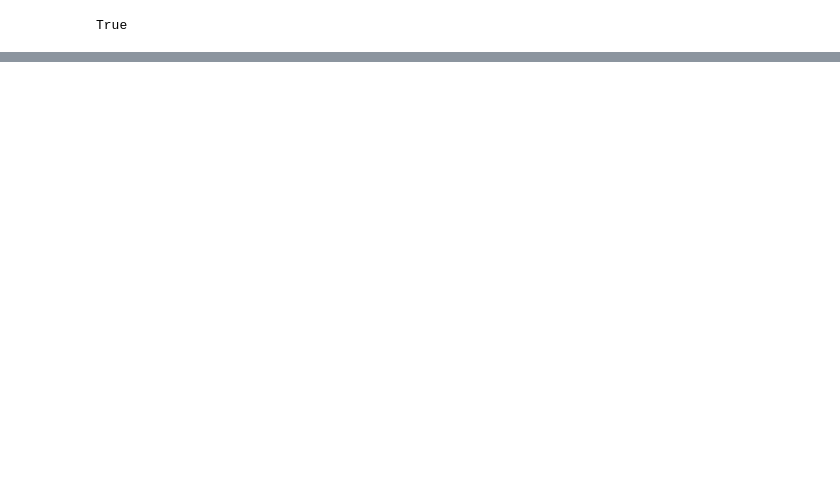
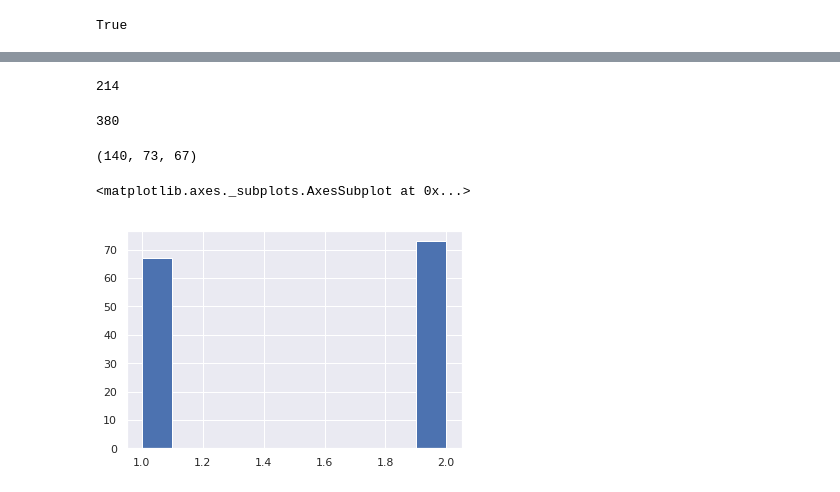
Before and after one commit to jnferreira/couponpurchasepreds, a Jupyter notebook: quora/quora_v2.ipynb, the cells around one changed output, grey strips where cells are left out. Saved outputs shown, nothing was run; the diff lists cells and outputs as text; code cells hidden in the pictures; blank space fills up the shorter version.

```diff
--- a/quora/quora_v2.ipynb
+++ b/quora/quora_v2.ipynb
@@ -160,0 +176,19 @@ df_annoy
+# %%
+df_annoy_test = df_annoy.copy()
+# %%
+def f(x):
+    z = x['question'] - x['a']
+    y = x['question']
+    if (z == 1) or (z == -1):
+        if len(train_copy.loc[train_copy['qid1'] == y].id.values) != 0:
+            return train_copy.loc[train_copy['qid1'] == y].id.values[0]
+        else:
+            return train_copy.loc[train_copy['qid2'] == y].id.values[0]
+    else:
+        return -1
+
+df_annoy_test['id'] = df_annoy_test.apply(f, axis=1)
+# %%
+combined = pd.merge(df_annoy_test, train_copy, how="inner", left_on="id", right_on="id")
+combined = combined[['question', 'a', 'is_duplicate_x', 'id', 'qid1', 'qid2', 'question1', 'question2', 'is_duplicate_y']]
+combined
@@ -160,0 +214,8 @@ df_annoy
+# %%
+def acc(x):
+    result = x['is_duplicate_x'] + x['is_duplicate_y']
+    return result
+
+combined['accurancy'] = combined.apply(acc, axis=1)
+combined = combined.drop_duplicates('qid1')
+combined
@@ -160,0 +241,8 @@ df_annoy
+# %%
+df_annoy_test.loc[df_annoy_test.is_duplicate == 1].shape[0]
+# %% [output]
+214
+# %%
+train_copy.loc[train_copy.is_duplicate == 1].shape[0]
+# %% [output]
+380
@@ -160,0 +253,9 @@ df_annoy
+# %%
+occurences_all, occurences_of2, occurences_of1
+# %% [output]
+(140, 73, 67)
+# %%
+combined['accurancy'].hist()
+# %% [output]
+<matplotlib.axes._subplots.AxesSubplot at 0x...>
+[figure, added]
```
Also changed, not shown: parts of 14 cells of this notebook, 2 other files.
